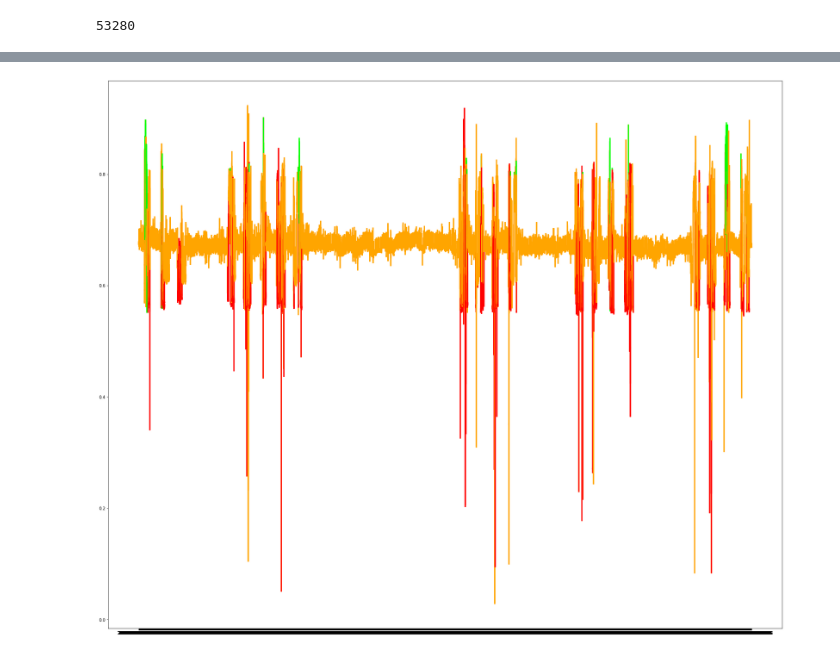
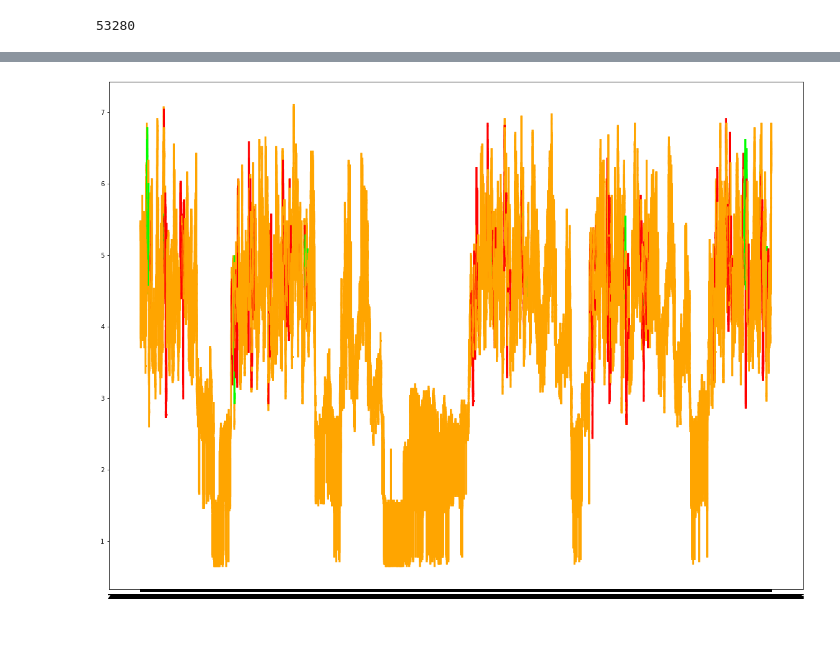
Before and after one commit to EdgeOfNetwork/TimeSeries, a Jupyter notebook: soh_labeled.ipynb, the cells around one changed output, grey strips where cells are left out. Cells and saved outputs as stored; diff of their text form; code cells hidden in the pictures.

Commit message:
modified soh_labeled

```diff
--- a/soh_labeled.ipynb
+++ b/soh_labeled.ipynb
@@ -39,0 +41,15 @@ print(len(labels))
+# %%
+%matplotlib inline
+color = ["#FF0000", "#00FF00", "#FFA500"]
+c_count = 0
+
+plt.figure(figsize=(20,15))
+for i in range(len(pd_all_data) - 1):
+  if labels[i] == '정상':
+    c = color[1]
+  elif labels[i] == '주의':
+    c = color[2]
+  else:
+    c = color[0]
+
+  plt.plot([pd_all_data['TIMESTAMP'][i], pd_all_data['TIMESTAMP'][i+1]], [pd_all_data['ITEM_VALUE'][i], pd_all_data['ITEM_VALUE'][i+1]], c = c, lw=3)
@@ -40 +60,13 @@ print(len(labels))
+# %%
+with open("/content/drive/MyDrive/time_series/SOH/Combined_LabelledData_18_전압고조파평균.json", "r", encoding="utf-8") as f:
+    content = f.read()
+    voltage_json_data = json.loads(content)
+# %%
+for_soh_vol = voltage_json_data['data'][:]
+all_data_vol = []
+for i in for_soh_vol:
+  if i['ITEM_NAME'] == '전압고조파평균':
+    all_data_vol.append(i)
+
+pd_all_data_vol = pd.DataFrame(all_data_vol)
 # %%
@@ -42,5 +74,2 @@ print(len(pd_all_data))
 # %% [output]
 53280
-# %%
-labels = labels[:5000]
-pd_all_data[:5000]
@@ -61,17 +76,15 @@ pd_all_data[:5000]
 # %%
-%matplotlib inline
-color = ["#FF0000", "#00FF00", "#FFA500"]
 c_count = 0
 
-plt.figure(figsize=(30,25))
-for i in range(len(pd_all_data) - 1):
+plt.figure(figsize=(20,15))
+for i in range(len(pd_all_data_vol) - 1):
   if labels[i] == '정상':
     c = color[1]
   elif labels[i] == '주의':
     c = color[2]
   else:
     c = color[0]
 
-  plt.plot([pd_all_data['TIMESTAMP'][i], pd_all_data['TIMESTAMP'][i+1]], [pd_all_data['ITEM_VALUE'][i], pd_all_data['ITEM_VALUE'][i+1]], c = c, lw=3)
+  plt.plot([pd_all_data_vol['TIMESTAMP'][i], pd_all_data_vol['TIMESTAMP'][i+1]], [pd_all_data_vol['ITEM_VALUE'][i], pd_all_data_vol['ITEM_VALUE'][i+1]], c = c, lw=3)
 # %% [output]
-[figure, old version]
+[figure, new version]
```
Also changed, not shown: parts of 33 cells of this notebook.
